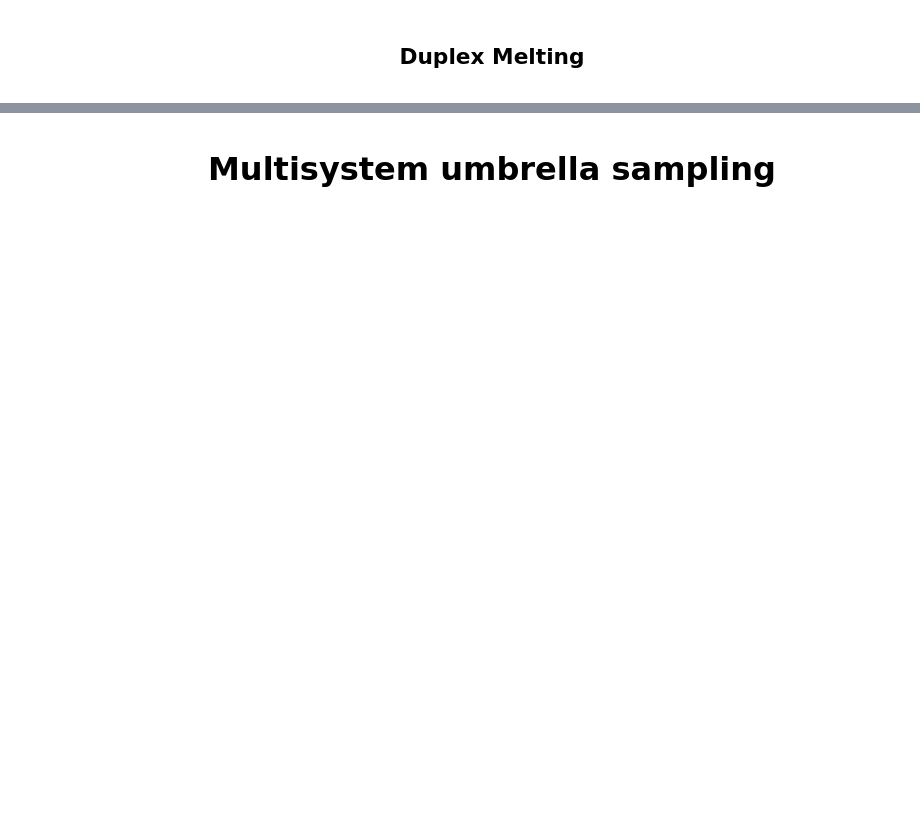
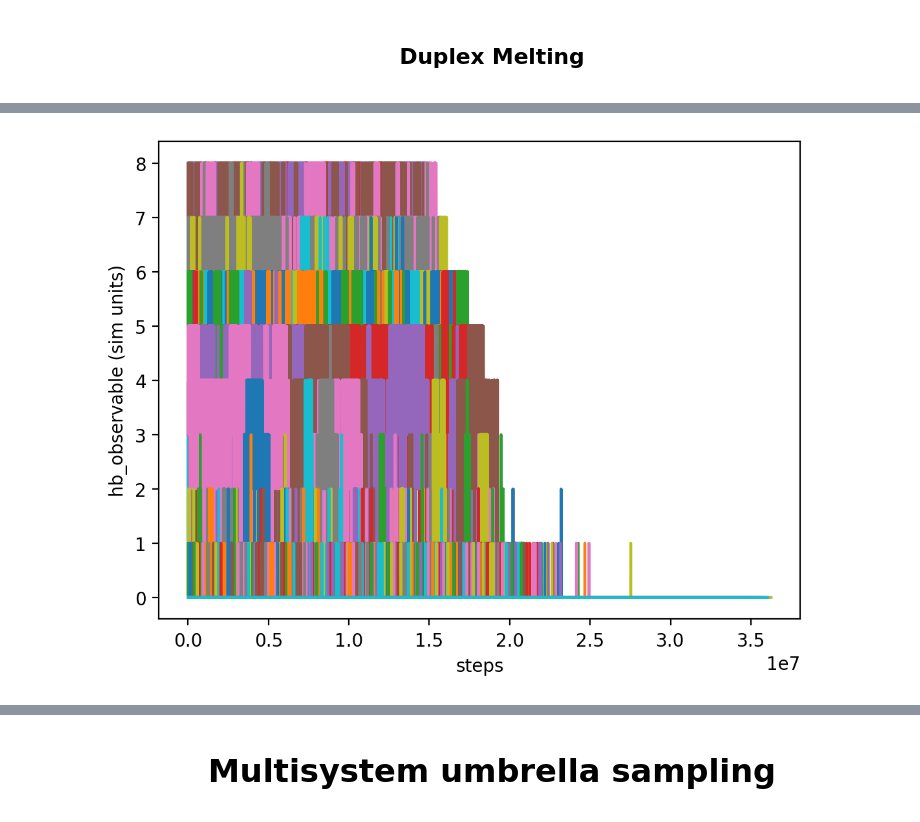
Before and after one commit to mlsample/ipy_oxDNA, a Jupyter notebook: src/duplex_example.ipynb, the cells around one changed output, grey strips where cells are left out. Cells and saved outputs as stored; diff of their text form; code cells hidden in the pictures; blank space fills up the shorter version.

```diff
--- a/src/duplex_example.ipynb
+++ b/src/duplex_example.ipynb
@@ -18,0 +306,7 @@ from collections import Counter
+# %%
+for us, pre_equlibration_parameters, stiff in zip(us_list, pre_equlibration_parameters_list, k_value_list):
+    print(us.system)
+    us.build_pre_equlibration_runs(simulation_manager, n_windows, com_list, ref_list,
+                               stiff, xmin, xmax, pre_equlibration_parameters, starting_r0, steps,
+                               print_every=1000, observable=True, protein=None,
+                               force_file=None, continue_run=False)
@@ -18,0 +484,7 @@ from collections import Counter
+# %%
+for us, equlibration_parameters, stiff in zip(us_list, equlibration_parameters_list, k_value_list):
+    print(us.system)
+    us.build_equlibration_runs(simulation_manager, n_windows, com_list, ref_list,
+                               stiff, xmin, xmax, equlibration_parameters,
+                               print_every=1000, observable=True, protein=None,
+                               force_file=None, continue_run=False)
@@ -18,0 +493,3 @@ from collections import Counter
+# %%
+for us in us_list[1:]:
+    us.modify_topology_for_unique_pairing()
@@ -18,0 +565,7 @@ from collections import Counter
+# %%
+for us, production_parameters, stiff in zip(us_list, production_parameters_list, k_value_list):
+    print(us.system)
+    us.build_production_runs(simulation_manager, n_windows, com_list, ref_list,
+                             stiff, xmin, xmax, production_parameters,
+                             observable=True, print_every=1e1 ,protein=None,
+                             force_file=None, continue_run=False)
@@ -18,0 +594,13 @@ from collections import Counter
+# %%
+for us in us_list:
+    us.com_distance_observable(com_list, ref_list)
+    us.hb_list_observable(print_every=1)
+
+
+for us in us_list:
+    plt.figure(dpi=200)
+    for idx in range(0,100,1):
+        us.analysis.view_observable('prod', idx, observable=us.observables_list[1], sliding_window=False)
+    # plt.legend([us.system], fontsize=7)
+# %% [output]
+[figure, added]
```
Also changed, not shown: parts of 222 cells of this notebook, 7 other files.
